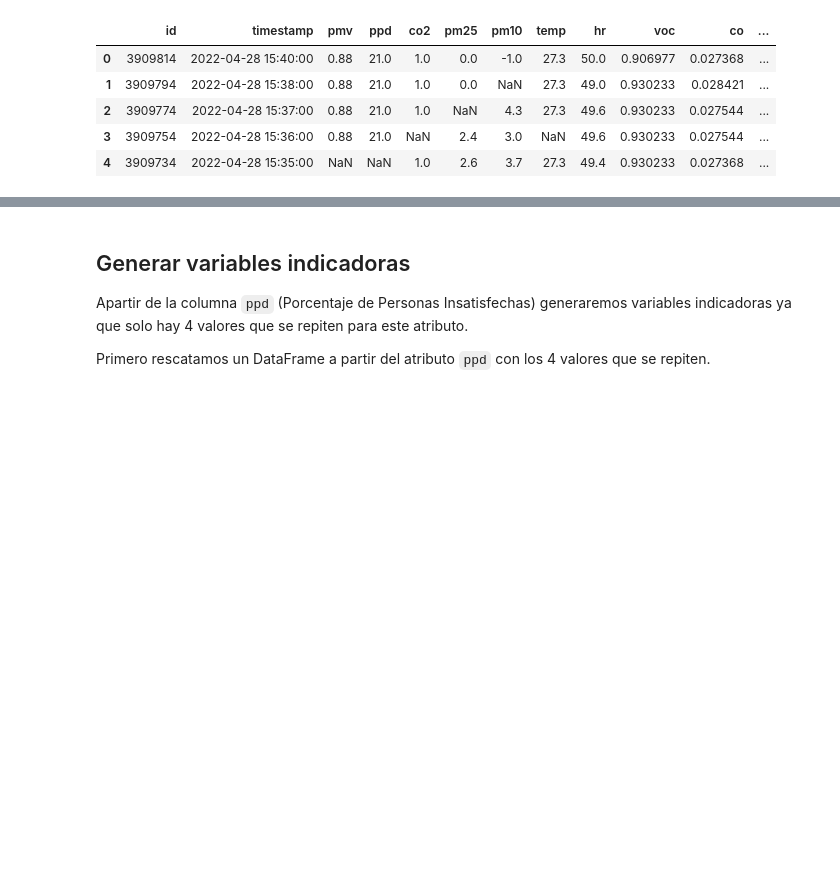
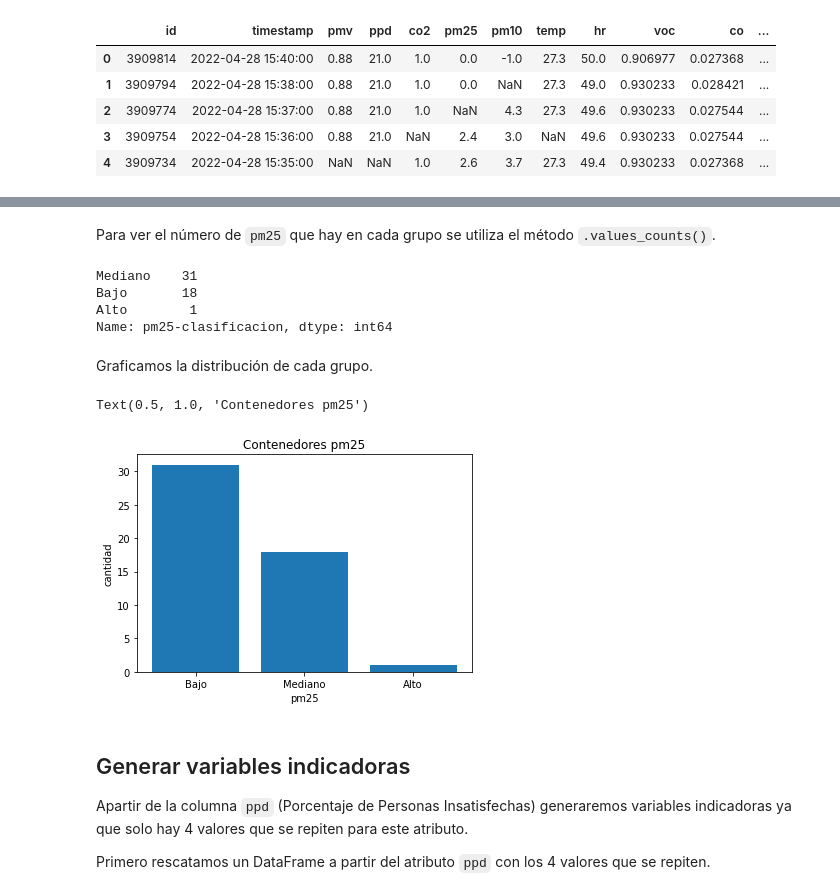
Before and after one commit to gaticavm9/Data-Wrangling, a Jupyter notebook: Main.ipynb, the cells around one changed output, grey strips where cells are left out. Cells and saved outputs as stored; diff of their text form; code cells hidden in the pictures; blank space fills up the shorter version.

```diff
--- a/Main.ipynb
+++ b/Main.ipynb
@@ -306,3 +368,24 @@ df.head()
+# %% [markdown]
+Para ver el número de `pm25` que hay en cada grupo se utiliza el método `.values_counts()`.
+# %%
+df["pm25-clasificacion"].value_counts()
+# %% [output]
+Mediano    31
+Bajo       18
+Alto        1
+Name: pm25-clasificacion, dtype: int64
+# %% [markdown]
+Graficamos la distribución de cada grupo.
+# %%
+plt.pyplot.bar(nombres_de_grupo, df["pm25-clasificacion"].value_counts())
+
+# setear las etiquetas para los ejes x e y más un título
+plt.pyplot.xlabel("pm25")
+plt.pyplot.ylabel("cantidad")
+plt.pyplot.title("Contenedores pm25")
+# %% [output]
+Text(0.5, 1.0, 'Contenedores pm25')
+[figure, added]
 # %% [markdown]
 ## Generar variables indicadoras
 Apartir de la columna `ppd` (Porcentaje de Personas Insatisfechas) generaremos variables indicadoras ya que solo hay 4 valores que se repiten para este atributo.
```
Also changed, not shown: parts of 27 cells of this notebook, 4 other files.
